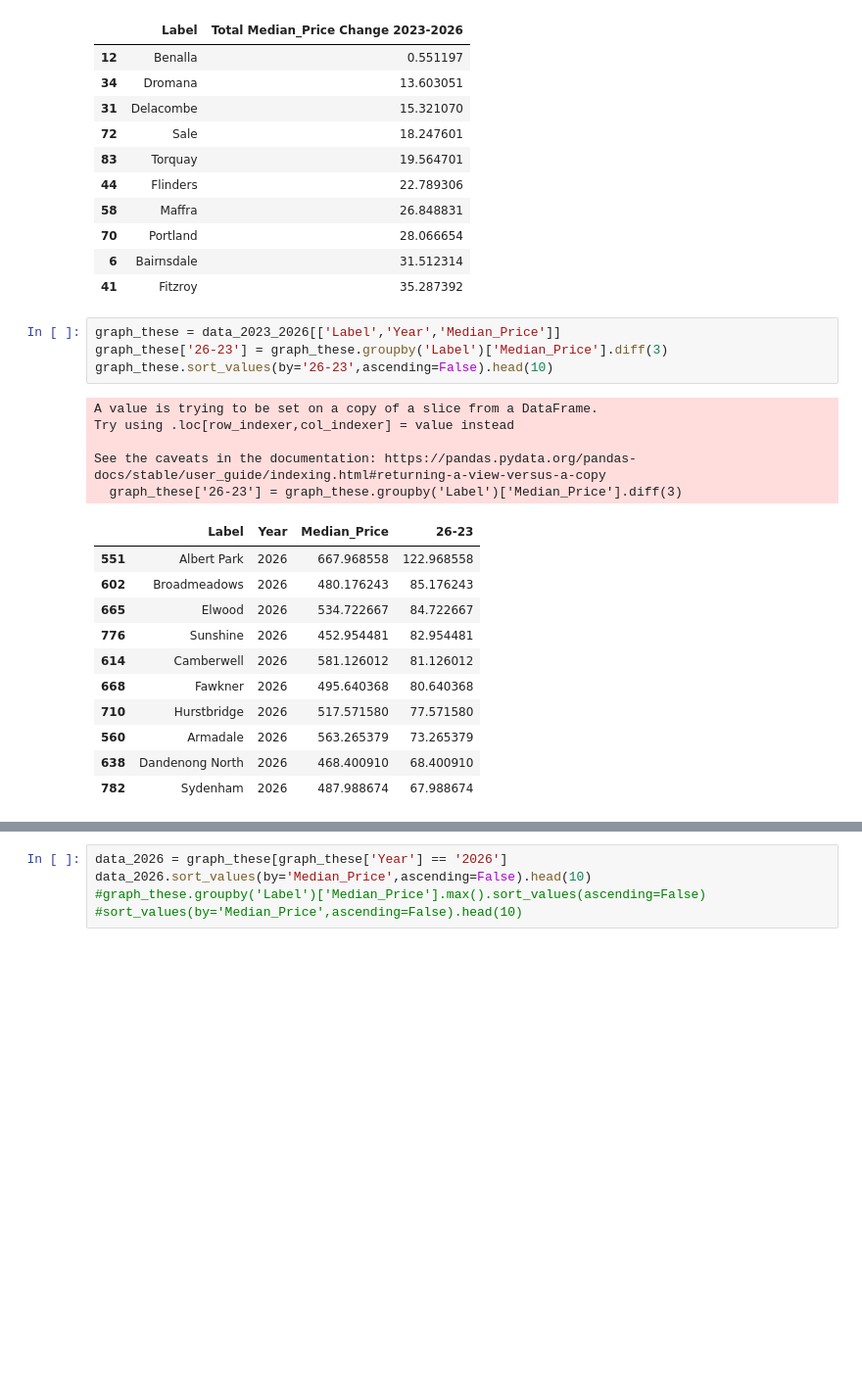
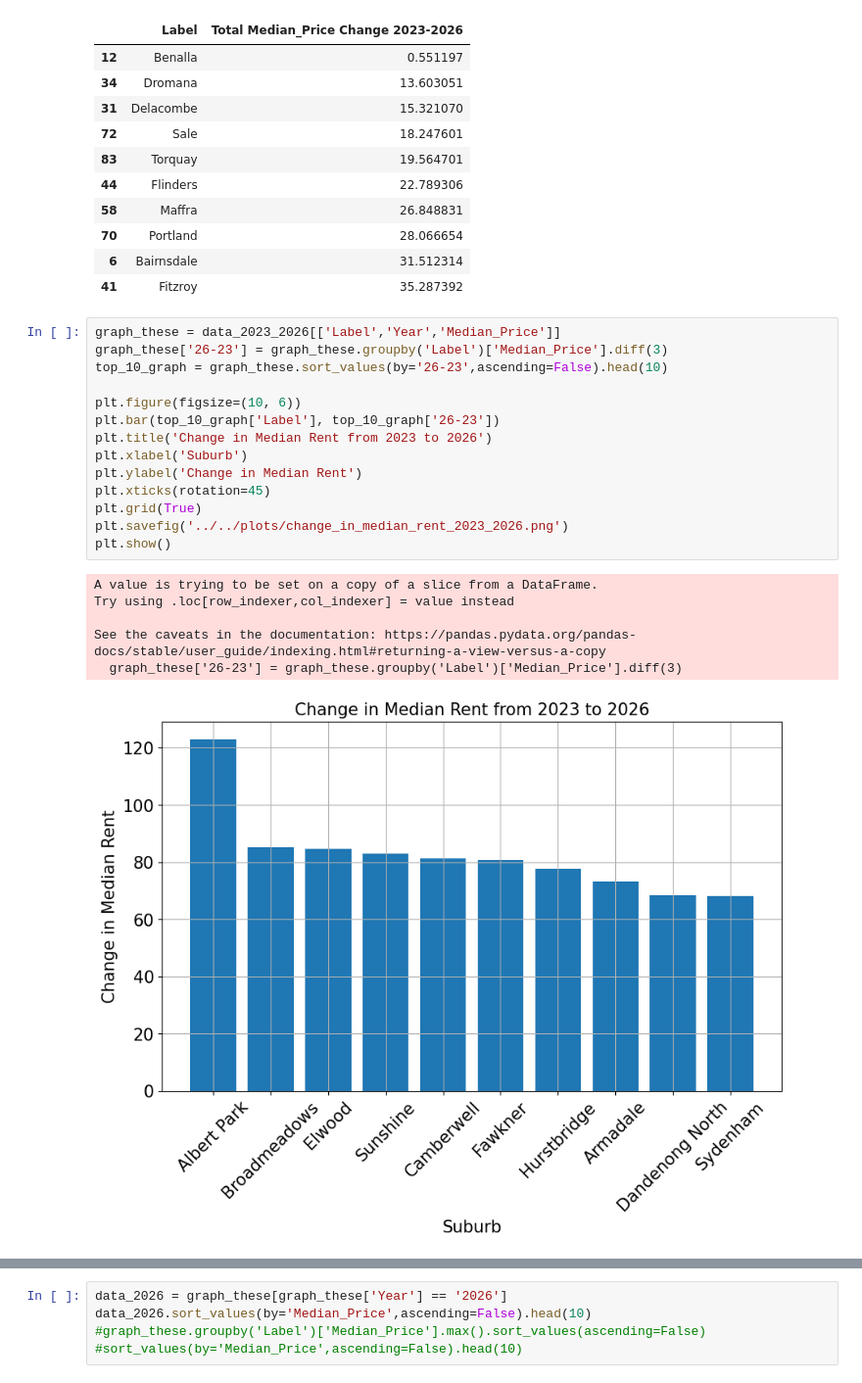
Before and after one commit to MAST30034-AppliedDataScience/project-2-group-real-estate-hexosergeantchelelebratebonitz, a Jupyter notebook: notebooks/Can/Modelling.ipynb, the cells around one changed output, grey strips where cells are left out. Shown: that part at 98% size. Cells and saved outputs as stored; diff of their text form; blank space fills up the shorter version.

```diff
--- a/notebooks/Can/Modelling.ipynb
+++ b/notebooks/Can/Modelling.ipynb
@@ -717,21 +811,21 @@ median_price_change.sort_values(by='Total Median_Price Change 2023-2026', ascend
 # %%
 graph_these = data_2023_2026[['Label','Year','Median_Price']]
 graph_these['26-23'] = graph_these.groupby('Label')['Median_Price'].diff(3)
-graph_these.sort_values(by='26-23',ascending=False).head(10)
+top_10_graph = graph_these.sort_values(by='26-23',ascending=False).head(10)
+
+plt.figure(figsize=(10, 6))
+plt.bar(top_10_graph['Label'], top_10_graph['26-23'])
+plt.title('Change in Median Rent from 2023 to 2026')
+plt.xlabel('Suburb')
+plt.ylabel('Change in Median Rent')
+plt.xticks(rotation=45)
+plt.grid(True)
+plt.savefig('../../plots/change_in_median_rent_2023_2026.png')
+plt.show()
 # %% [output]
 A value is trying to be set on a copy of a slice from a DataFrame.
 Try using .loc[row_indexer,col_indexer] = value instead
 
 See the caveats in the documentation: https://pandas.pydata.org/pandas-docs/stable/user_guide/indexing.html#returning-a-view-versus-a-copy
   graph_these['26-23'] = graph_these.groupby('Label')['Median_Price'].diff(3)
-|  | Label | Year | Median_Price | 26-23 |
-| 551 | Albert Park | 2026 | 667.968558 | 122.968558 |
-| 602 | Broadmeadows | 2026 | 480.176243 | 85.176243 |
-| 665 | Elwood | 2026 | 534.722667 | 84.722667 |
-| 776 | Sunshine | 2026 | 452.954481 | 82.954481 |
-| 614 | Camberwell | 2026 | 581.126012 | 81.126012 |
-| 668 | Fawkner | 2026 | 495.640368 | 80.640368 |
-| 710 | Hurstbridge | 2026 | 517.571580 | 77.571580 |
-| 560 | Armadale | 2026 | 563.265379 | 73.265379 |
-| 638 | Dandenong North | 2026 | 468.400910 | 68.400910 |
-| 782 | Sydenham | 2026 | 487.988674 | 67.988674 |
+[figure, added]
```
Also changed, not shown: parts of 17 cells of this notebook.
